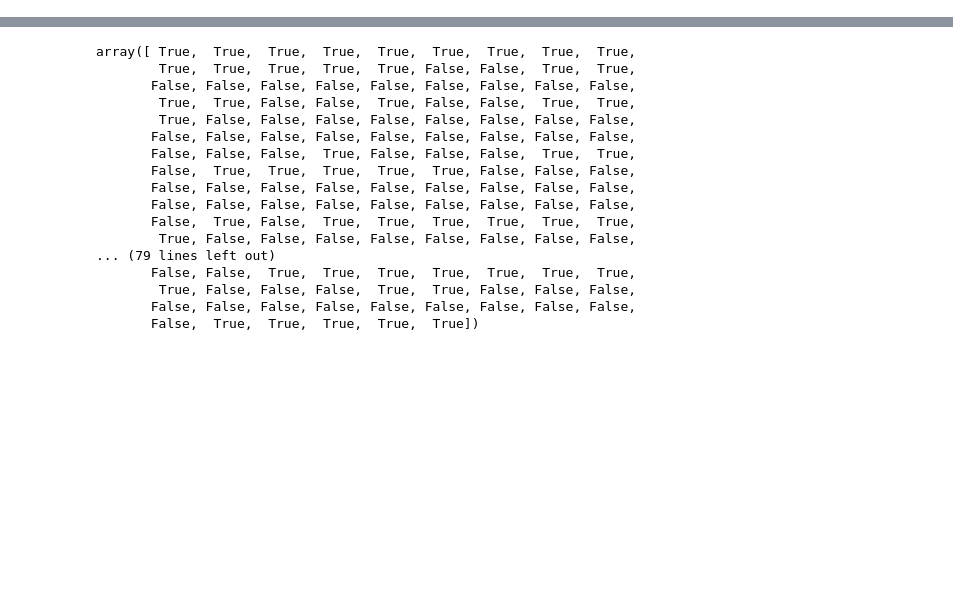
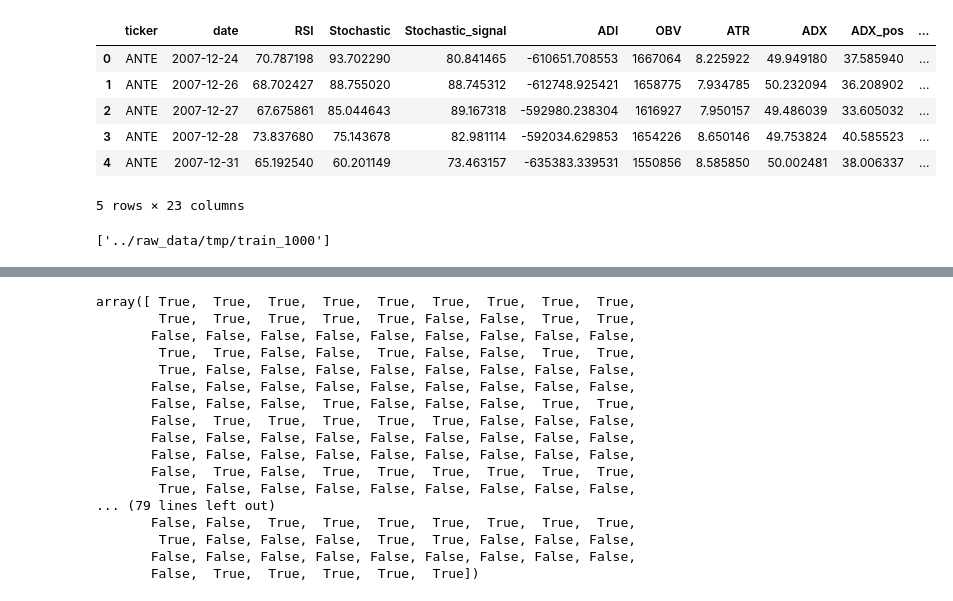
Before and after one commit to marcin-sobocinski/mlchartist, a Jupyter notebook: notebooks/outliers_removal.ipynb, the cells around one changed output, grey strips where cells are left out. Drawn from its saved outputs; the diff is of its cells as text; code cells hidden in the pictures; blank space fills up the shorter version.

```diff
--- a/notebooks/outliers_removal.ipynb
+++ b/notebooks/outliers_removal.ipynb
@@ -58,4 +58,12 @@ df['20D_return_bin'] = (df['20TD_return'] >= TWENTY_TR)
 test_df = df[df['date'].dt.year >= 2018]
 train_df = df[df['date'].dt.year < 2018]
 # %%
-train_df
+train_df.head()
+# %% [output]
+|  | ticker | date | RSI | Stochastic | Stochastic_signal | ADI | OBV | ATR | ADX | ADX_pos | ... |
+| 0 | ANTE | 2007-12-24 | 70.787198 | 93.702290 | 80.841465 | -610651.708553 | 1667064 | 8.225922 | 49.949180 | 37.585940 | ... |
+| 1 | ANTE | 2007-12-26 | 68.702427 | 88.755020 | 88.745312 | -612748.925421 | 1658775 | 7.934785 | 50.232094 | 36.208902 | ... |
+| 2 | ANTE | 2007-12-27 | 67.675861 | 85.044643 | 89.167318 | -592980.238304 | 1616927 | 7.950157 | 49.486039 | 33.605032 | ... |
+| 3 | ANTE | 2007-12-28 | 73.837680 | 75.143678 | 82.981114 | -592034.629853 | 1654226 | 8.650146 | 49.753824 | 40.585523 | ... |
+| 4 | ANTE | 2007-12-31 | 65.192540 | 60.201149 | 73.463157 | -635383.339531 | 1550856 | 8.585850 | 50.002481 | 38.006337 | ... |
+5 rows × 23 columns
@@ -64,2 +72,6 @@ test_df.shape
+# %%
+joblib.dump(train_df, '../raw_data/tmp/train_1000')
+# %% [output]
+['../raw_data/tmp/train_1000']
 # %%
 outlier_comp = set()
```
Also changed, not shown: parts of 16 cells of this notebook, 1 other file.
